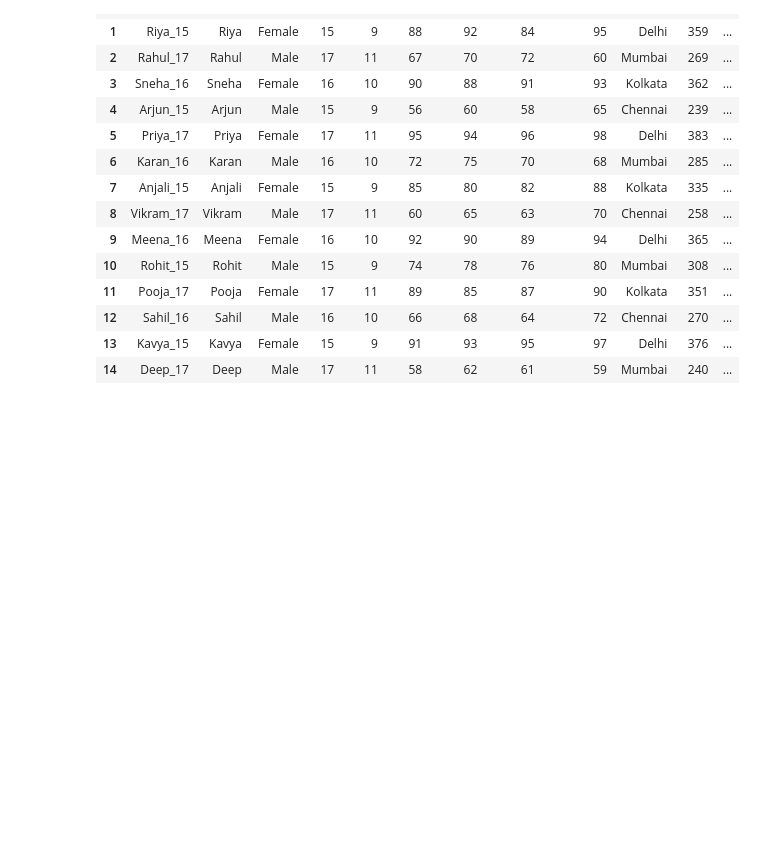
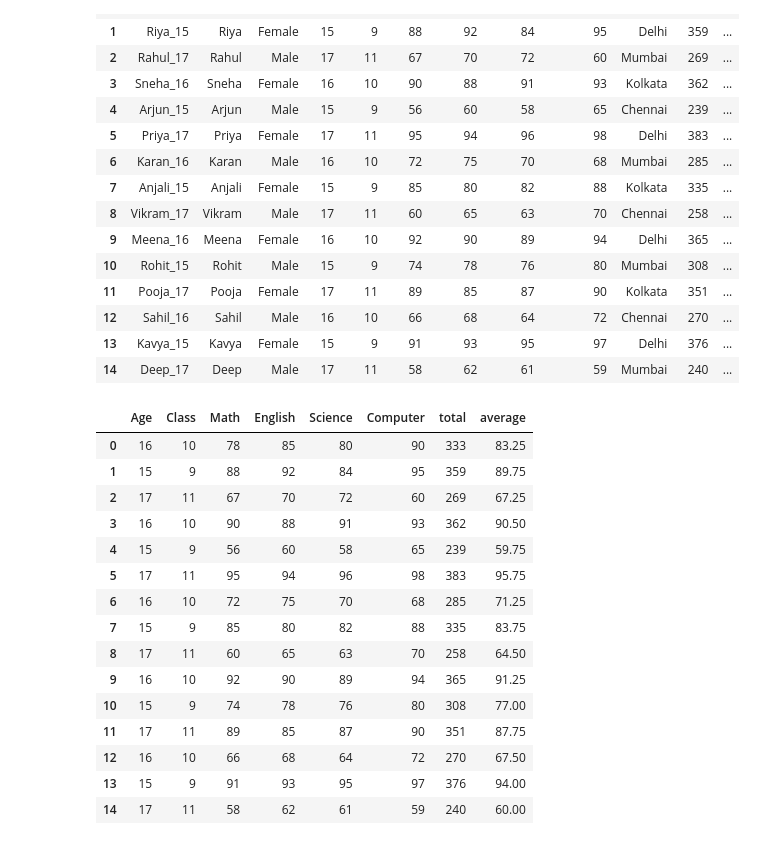
Before and after one commit to Biswajit-Sardar/pandas, a Jupyter notebook: practice.ipynb, the cells around one changed output. Drawn from its saved outputs; the diff is of its cells as text; code cells hidden in the pictures; blank space fills up the shorter version.

```diff
--- a/practice.ipynb
+++ b/practice.ipynb
@@ -420,6 +420,7 @@ df
 # %%
 #Reset the index.
 df.reset_index(inplace=True)
+df.reset_index(drop=True, inplace=True)
 df
 # %% [output]
 |  | StudentID | Name | Gender | Age | Class | Math | English | Science | Computer | City | total | ... |
@@ -441,3 +442,22 @@ df
 # %%
 
 #Create a new DataFrame with only numeric columns.
+numeric_df = df.select_dtypes(include='number')
+numeric_df
+# %% [output]
+|  | Age | Class | Math | English | Science | Computer | total | average |
+| 0 | 16 | 10 | 78 | 85 | 80 | 90 | 333 | 83.25 |
+| 1 | 15 | 9 | 88 | 92 | 84 | 95 | 359 | 89.75 |
+| 2 | 17 | 11 | 67 | 70 | 72 | 60 | 269 | 67.25 |
+| 3 | 16 | 10 | 90 | 88 | 91 | 93 | 362 | 90.50 |
+| 4 | 15 | 9 | 56 | 60 | 58 | 65 | 239 | 59.75 |
+| 5 | 17 | 11 | 95 | 94 | 96 | 98 | 383 | 95.75 |
+| 6 | 16 | 10 | 72 | 75 | 70 | 68 | 285 | 71.25 |
+| 7 | 15 | 9 | 85 | 80 | 82 | 88 | 335 | 83.75 |
+| 8 | 17 | 11 | 60 | 65 | 63 | 70 | 258 | 64.50 |
+| 9 | 16 | 10 | 92 | 90 | 89 | 94 | 365 | 91.25 |
+| 10 | 15 | 9 | 74 | 78 | 76 | 80 | 308 | 77.00 |
+| 11 | 17 | 11 | 89 | 85 | 87 | 90 | 351 | 87.75 |
+| 12 | 16 | 10 | 66 | 68 | 64 | 72 | 270 | 67.50 |
+| 13 | 15 | 9 | 91 | 93 | 95 | 97 | 376 | 94.00 |
+| 14 | 17 | 11 | 58 | 62 | 61 | 59 | 240 | 60.00 |
```
